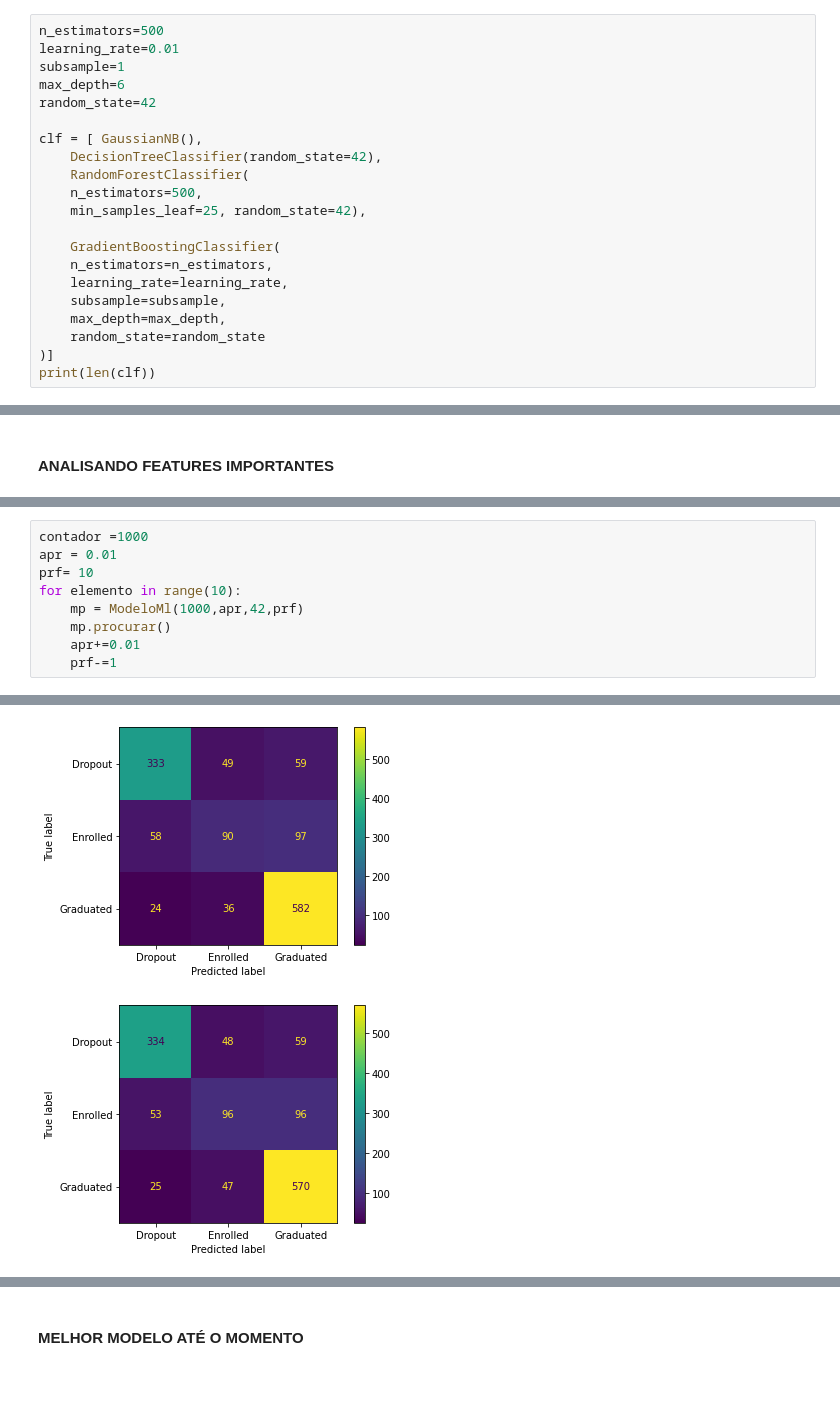
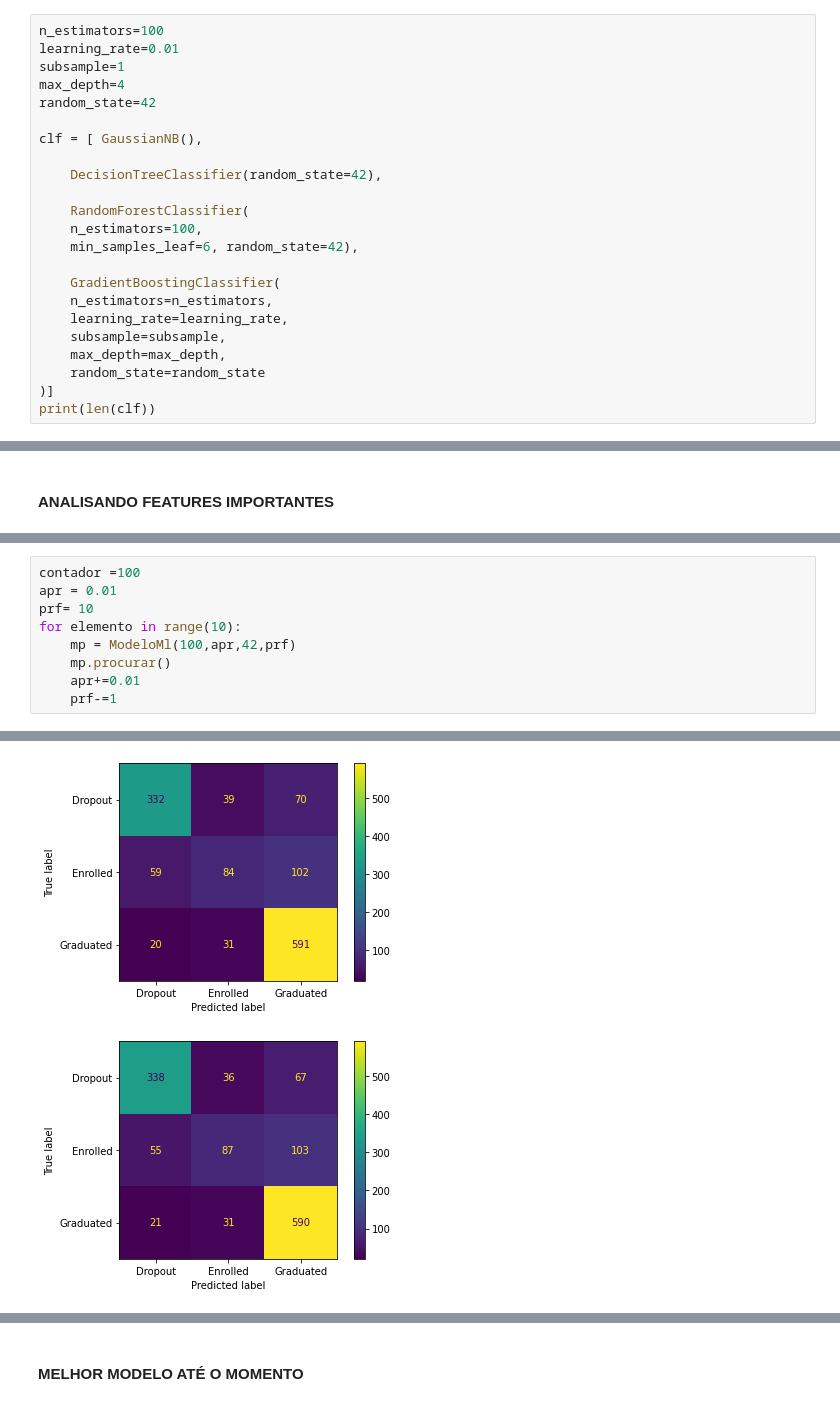
Before and after one commit to AdolfoMatias/MLops, a Jupyter notebook: projeto_estudantes.ipynb, the cells around one changed output, grey strips where cells are left out. Cells and saved outputs as stored; diff of their text form.

```diff
--- a/projeto_estudantes.ipynb
+++ b/projeto_estudantes.ipynb
@@ -117,15 +128,17 @@ X_train, X_test, y_train,y_test = train_test_split(previsores, classe, test_size
 # %%
-n_estimators=500
+n_estimators=100
 learning_rate=0.01
 subsample=1
-max_depth=6
+max_depth=4
 random_state=42
 
 clf = [ GaussianNB(),
+
     DecisionTreeClassifier(random_state=42),
+
     RandomForestClassifier(
-    n_estimators=500,
-    min_samples_leaf=25, random_state=42),
+    n_estimators=100,
+    min_samples_leaf=6, random_state=42),
 
     GradientBoostingClassifier(
     n_estimators=n_estimators,
@@ -290,9 +311,9 @@ array([0.0046268 , 0.02285907, 0.01905171, 0.03281245, 0.00865449,
 # %%
-contador =1000
+contador =100
 apr = 0.01
 prf= 10
 for elemento in range(10):
-    mp = ModeloMl(1000,apr,42,prf)
+    mp = ModeloMl(100,apr,42,prf)
     mp.procurar()
     apr+=0.01
     prf-=1
@@ -311,5 +332,5 @@ Modelo 3580d87467e746a5abae7b9d0fb0d679
 [figure]
 [figure]
 [figure]
-[figure, old version]
+[figure, new version]
-[figure, old version]
+[figure, new version]
```
Also changed, not shown: parts of 16 cells of this notebook, 1 other file.
